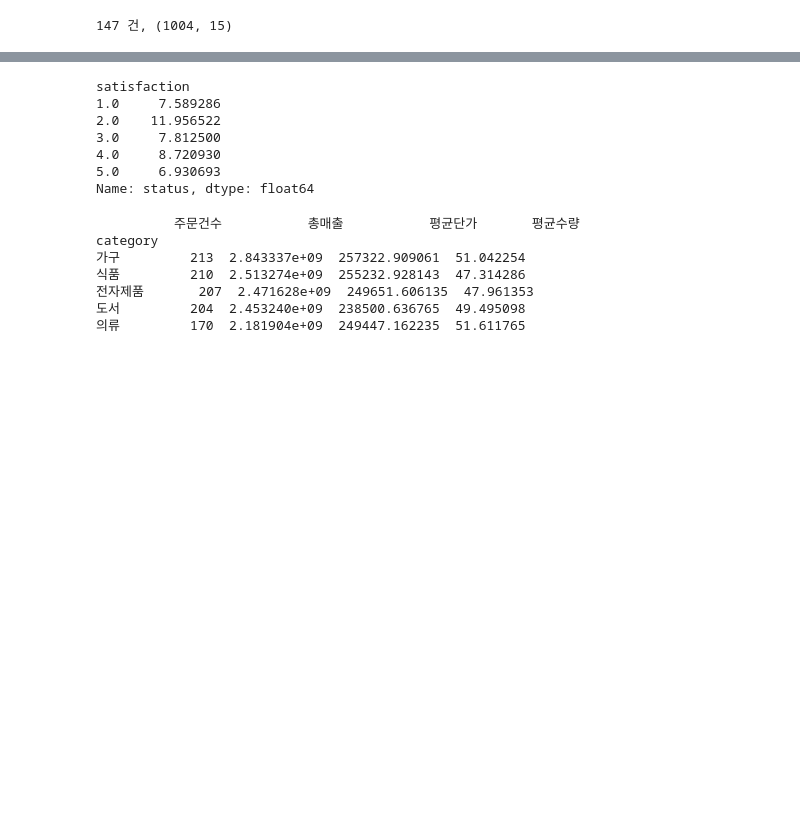
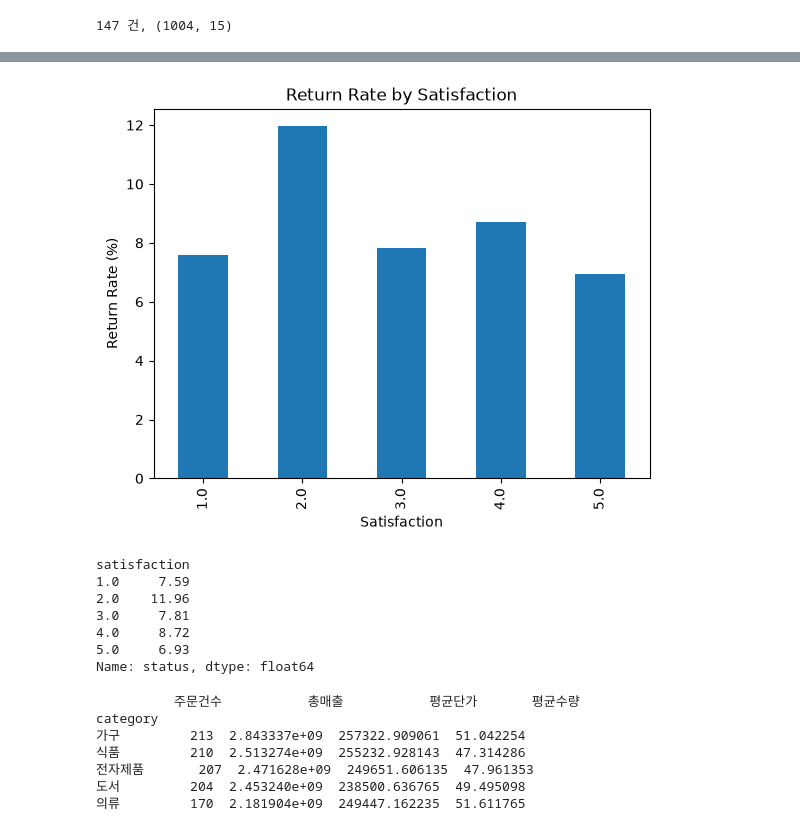
Before and after one commit to chahbin22/flask-practice1, a Jupyter notebook: HW5/hw5.ipynb, the cells around one changed output, grey strips where cells are left out. Cells and saved outputs as stored; diff of their text form; code cells hidden in the pictures; blank space fills up the shorter version.

```diff
--- a/HW5/hw5.ipynb
+++ b/HW5/hw5.ipynb
@@ -54,18 +48,25 @@ dtype: float64
 # %%
 return_rate = (
     df["status"].eq("반품")
     .groupby(df["satisfaction"])
     .mean() * 100
 )
 
-print(return_rate)
+return_rate.plot.bar()
+plt.title("Return Rate by Satisfaction")
+plt.xlabel("Satisfaction")
+plt.ylabel("Return Rate (%)")
+plt.show()
+
+print(return_rate.round(2))
 # %% [output]
+[figure, added]
 satisfaction
-1.0     7.589286
-2.0    11.956522
-3.0     7.812500
-4.0     8.720930
-5.0     6.930693
+1.0     7.59
+2.0    11.96
+3.0     7.81
+4.0     8.72
+5.0     6.93
 Name: status, dtype: float64
 # %%
 result = df.groupby("category").agg(
```
Also changed, not shown: parts of 1 cell of this notebook, 1 other file.
